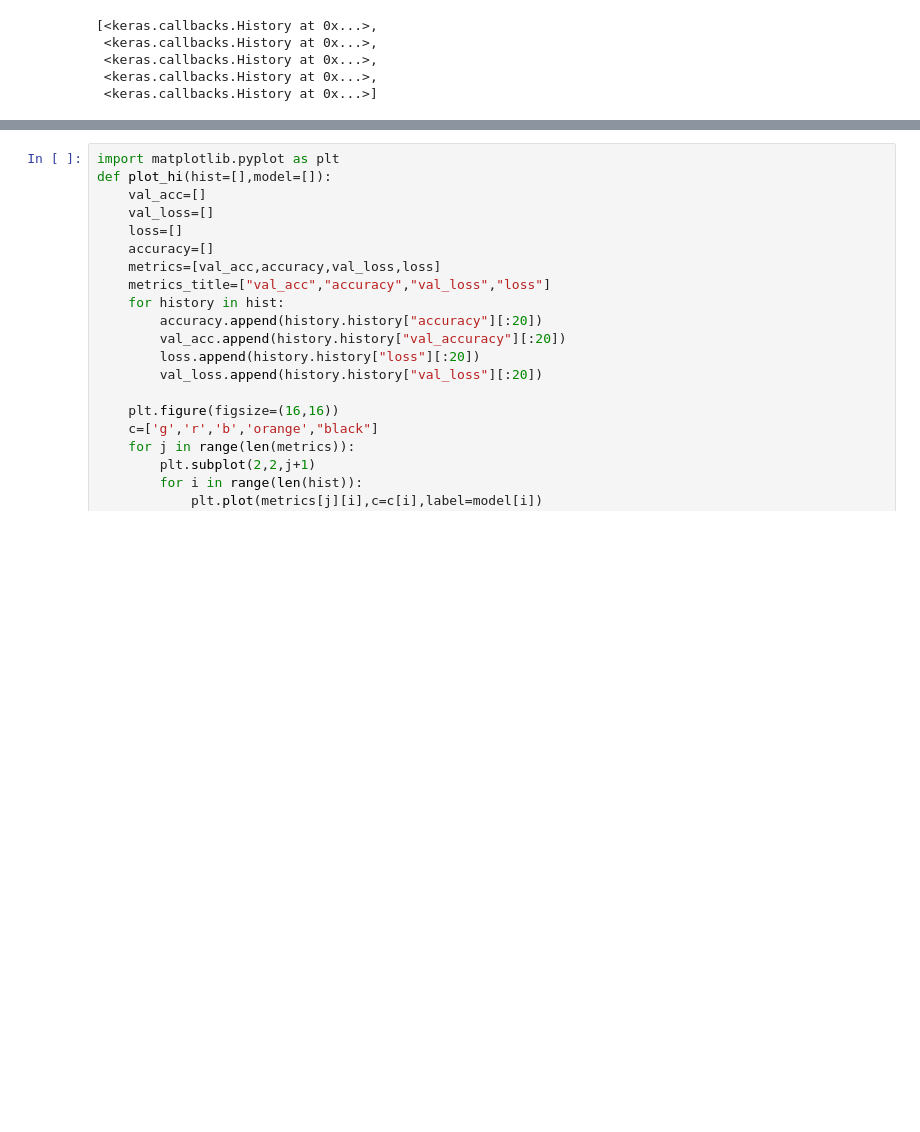
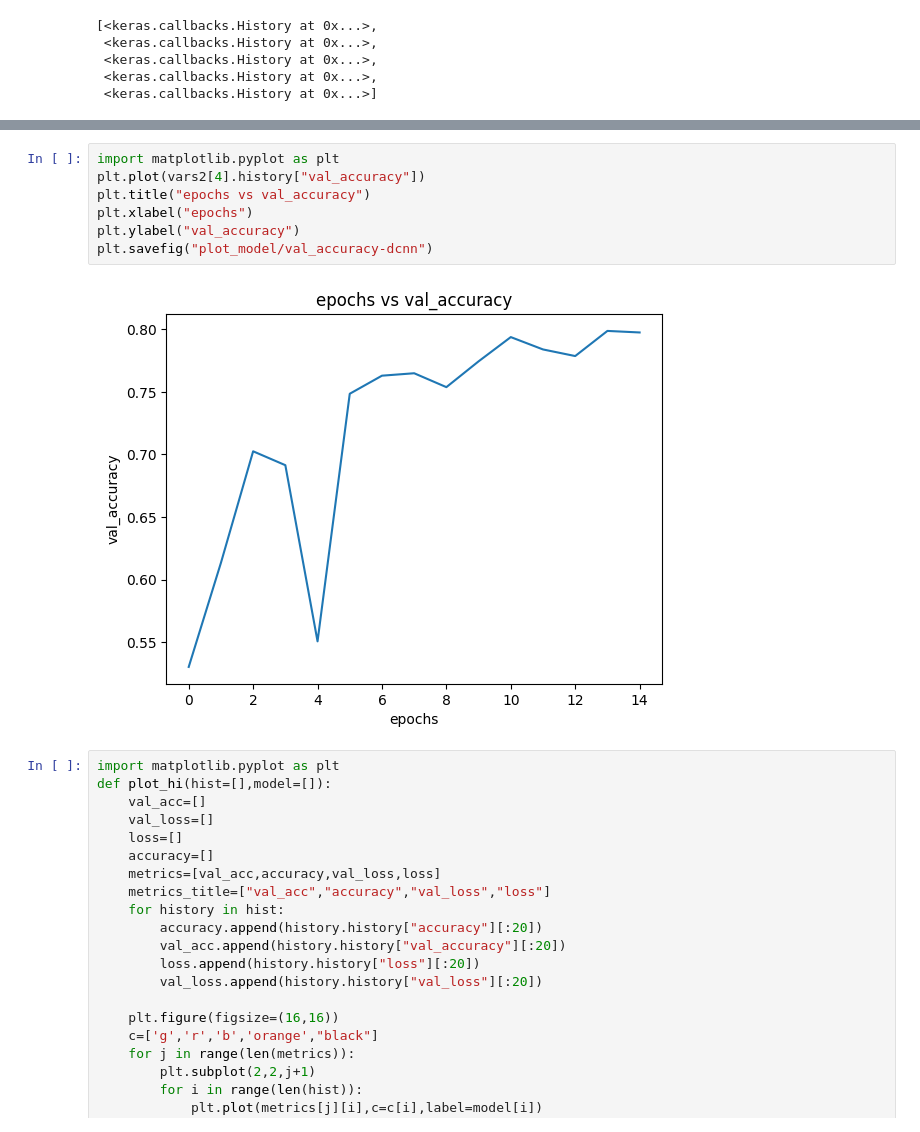
Before and after one commit to Ujjwal-Mk/IEEE, a Jupyter notebook: test.ipynb, the cells around one changed output, grey strips where cells are left out. Drawn from its saved outputs; the diff is of its cells as text; blank space fills up the shorter version.

```diff
--- a/test.ipynb
+++ b/test.ipynb
@@ -356,3 +377,12 @@ vars2
+# %%
+import matplotlib.pyplot as plt
+plt.plot(vars2[4].history["val_accuracy"])
+plt.title("epochs vs val_accuracy")
+plt.xlabel("epochs")
+plt.ylabel("val_accuracy")
+plt.savefig("plot_model/val_accuracy-dcnn")
+# %% [output]
+[figure, added]
 # %%
 import matplotlib.pyplot as plt
 def plot_hi(hist=[],model=[]):
```
Also changed, not shown: parts of 2 cells of this notebook.
